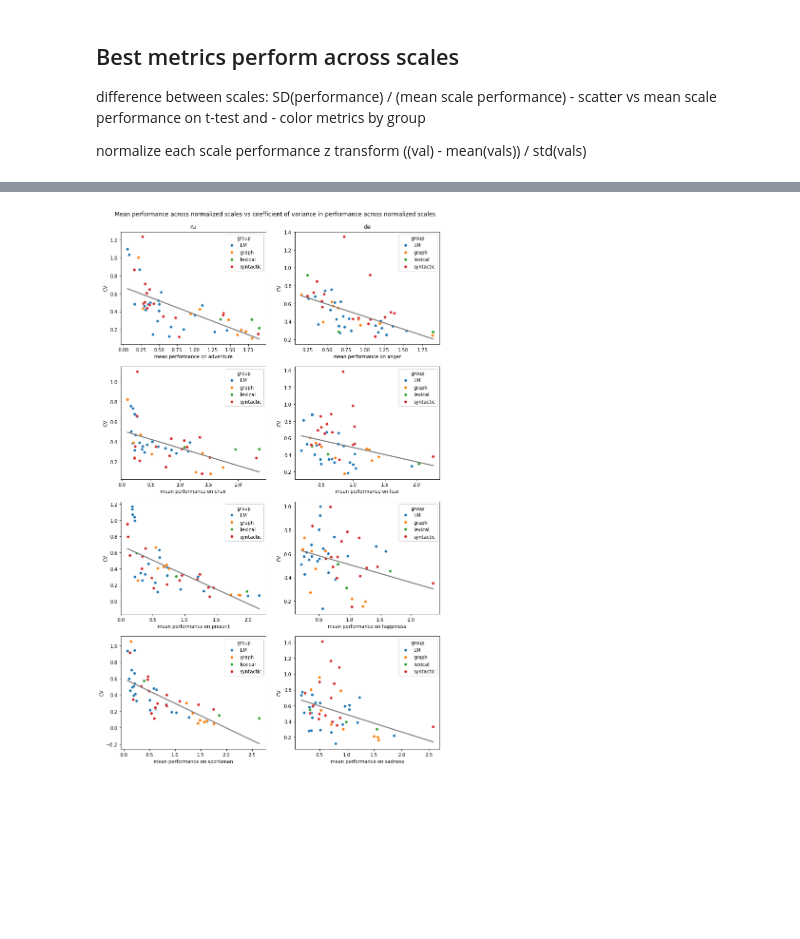
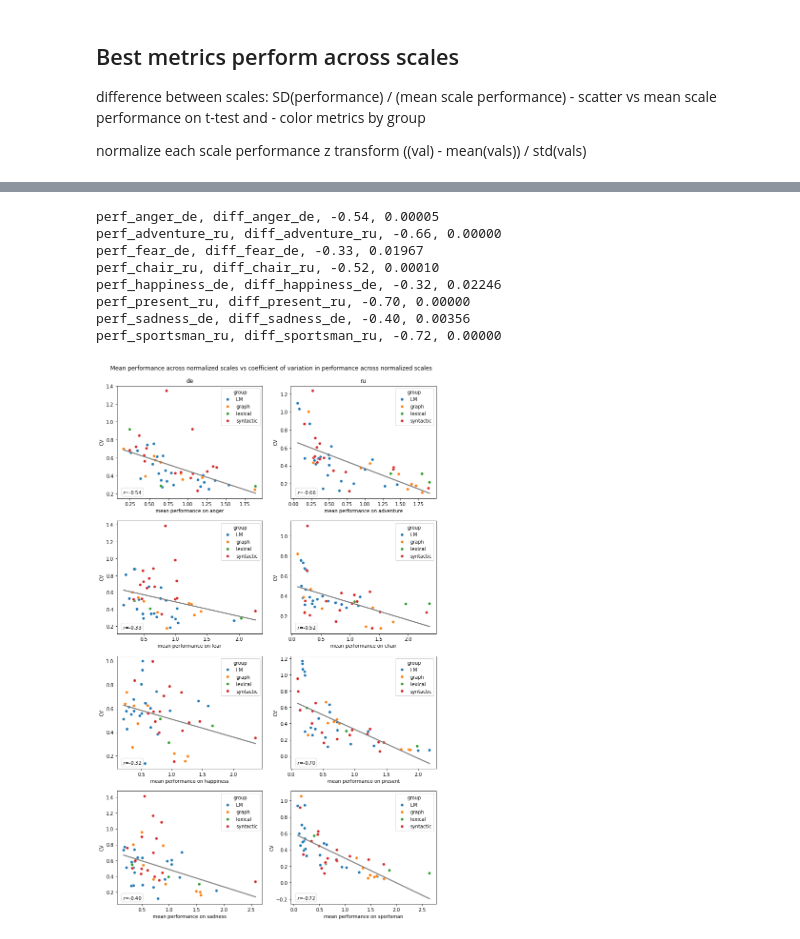
Before and after one commit to flying-bear/MA_thesis, a Jupyter notebook: images_for_paper.ipynb, the cells around one changed output, grey strips where cells are left out. Drawn from its saved outputs; the diff is of its cells as text; code cells hidden in the pictures; blank space fills up the shorter version.

Commit message:
Add correlation coefficients to the regressions

```diff
--- a/images_for_paper.ipynb
+++ b/images_for_paper.ipynb
@@ -591,2 +748,13 @@ def mean_scale_performance(df, metric_name, lang, scale):
     data = df[(df['lang'] == lang) & (df['metric_name'] == metric_name) & (df['task'] == task)]['normalized_median'].abs()
     return np.nanmean(data)
+# %%
+def max_scale_performance(df, metric_name, lang, task):
+    data = df[(df['lang'] == lang) & (df['metric_name'] == metric_name) & (df['task'] == task)]['normalized_median'].abs()
+    return np.nanmax(data)
+# %%
+def diff_max_mean_task_scale_performance(df, metric_name, lang):
+    data = df[(df['lang'] == lang) & (df['metric_name'] == metric_name)]
+    ress = []
+    for task in data['task'].unique():
+        ress.append(np.nanmean(data[data['task'] == task]['normalized_median'].abs()))
+    return np.nanstd(ress) / np.nanmean(ress), np.nanmax(ress), np.nanmean(ress)
@@ -592,0 +777,3 @@ def mean_scale_performance(df, metric_name, lang, scale):
+# %%
+diff_df_ = pd.DataFrame.from_dict(dict_diff_)
+diff_df_.index = list(metric_to_color.keys())
@@ -601,34 +838,58 @@ dict_diff_ = {"group": [],
              'perf_happiness_de': [], 'perf_sadness_de': [],
 
              'perf_adventure_ru': [], 'perf_chair_ru': [],
-             'perf_present_ru': [], 'perf_sportsman_ru': []}
+             'perf_present_ru': [], 'perf_sportsman_ru': [],
 
-for lang in ["ru", "de"]:
+             'best_perf_anger_de': [], 'best_perf_fear_de': [],
+             'best_perf_happiness_de': [], 'best_perf_sadness_de': [],
+
+             'best_perf_adventure_ru': [], 'best_perf_chair_ru': [],
+             'best_perf_present_ru': [], 'best_perf_sportsman_ru': []}
+
+
+for lang in ["de", "ru"]:
     for metric_name in metric_to_color:
         for task in long_df[long_df["lang"] == lang]["task"].unique():
             diff = diff_scale_performance(long_df, metric_name, lang, task)
             mean = mean_scale_performance(long_df, metric_name, lang, task)
+            best = max_scale_performance(long_df, metric_name, lang, task)
             dict_diff_[f"diff_{task}_{lang}"].append(diff)
             if lang == "de" and task == "anger":
                 dict_diff_["group"].append(long_df[long_df['metric_name'] == metric_name]["metric_group"].values[0])
             dict_diff_[f"perf_{task}_{lang}"].append(mean)
+            dict_diff_[f"best_perf_{task}_{lang}"].append(best)
 # %%
 diff_df_ = pd.DataFrame.from_dict(dict_diff_)
 diff_df_.index = list(metric_to_color.keys())
 # %%
 fig, axes = plt.subplots(4, 2, figsize=(12, 20))
 for i in range(4):
-    for j, lang in enumerate(["ru", "de"]):
+    for j, lang in enumerate(["de", "ru"]):
         task = long_df[long_df["lang"] == lang]["task"].unique()[i]
         ax = axes[i, j]
         if i == 0:
             ax.set_title(lang)
-        sns.scatterplot(y=diff_df_[f"diff_{task}_{lang}"], x=diff_df_[f"perf_{task}_{lang}"], hue=diff_df_["group"], ax=ax)
-        sns.regplot(y=diff_df_[f"diff_{task}_{lang}"], x=diff_df_[f"perf_{task}_{lang}"],
+        y_name, x_name = f"diff_{task}_{lang}", f"perf_{task}_{lang}"
+        y, x = diff_df_[y_name], diff_df_[x_name]
+        sns.scatterplot(y=y, x=x, hue=diff_df_["group"], ax=ax)
+        sns.regplot(y=y, x=x,
                     ci=None, scatter=False, color='grey', ax=ax)
+        coef = get_coefficient(x_name, y_name, x, y)
+        ax.text(0.04, 0.08,
+                f'$r$={coef:.2f}', transform=ax.transAxes,
+                fontsize=10, verticalalignment='top',
+                bbox=dict(boxstyle="round", facecolor="white", edgecolor="0.8", alpha=0.8))
         ax.set_ylabel('CV')
         ax.set_xlabel(f'mean performance on {task}')
-fig.suptitle("Mean performance across normalized scales vs coefficient of variance in performance across normalized scales", y=0.91);
+fig.suptitle("Mean performance across normalized scales vs coefficient of variation in performance across normalized scales", y=0.91);
 plt.savefig(f'{PATH_FIG}performance_vs_CV_across_normalized_scales.png', dpi=dpi, bbox_inches = 'tight')
 # %% [output]
+perf_anger_de, diff_anger_de, -0.54, 0.00005
+perf_adventure_ru, diff_adventure_ru, -0.66, 0.00000
+perf_fear_de, diff_fear_de, -0.33, 0.01967
+perf_chair_ru, diff_chair_ru, -0.52, 0.00010
+perf_happiness_de, diff_happiness_de, -0.32, 0.02246
+perf_present_ru, diff_present_ru, -0.70, 0.00000
+perf_sadness_de, diff_sadness_de, -0.40, 0.00356
+perf_sportsman_ru, diff_sportsman_ru, -0.72, 0.00000
-[figure, old version]
+[figure, new version]
```
Also changed, not shown: parts of 48 cells of this notebook.
